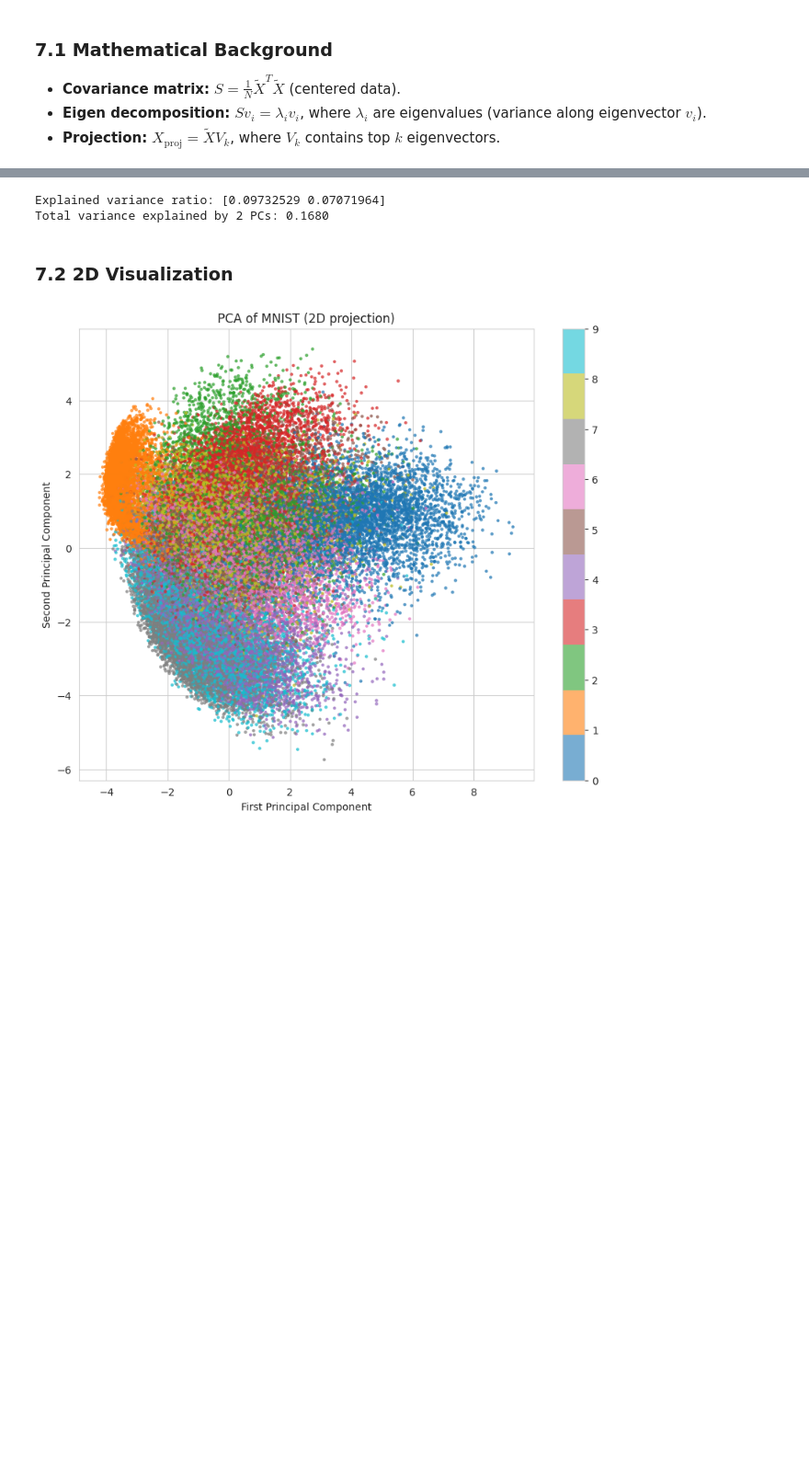
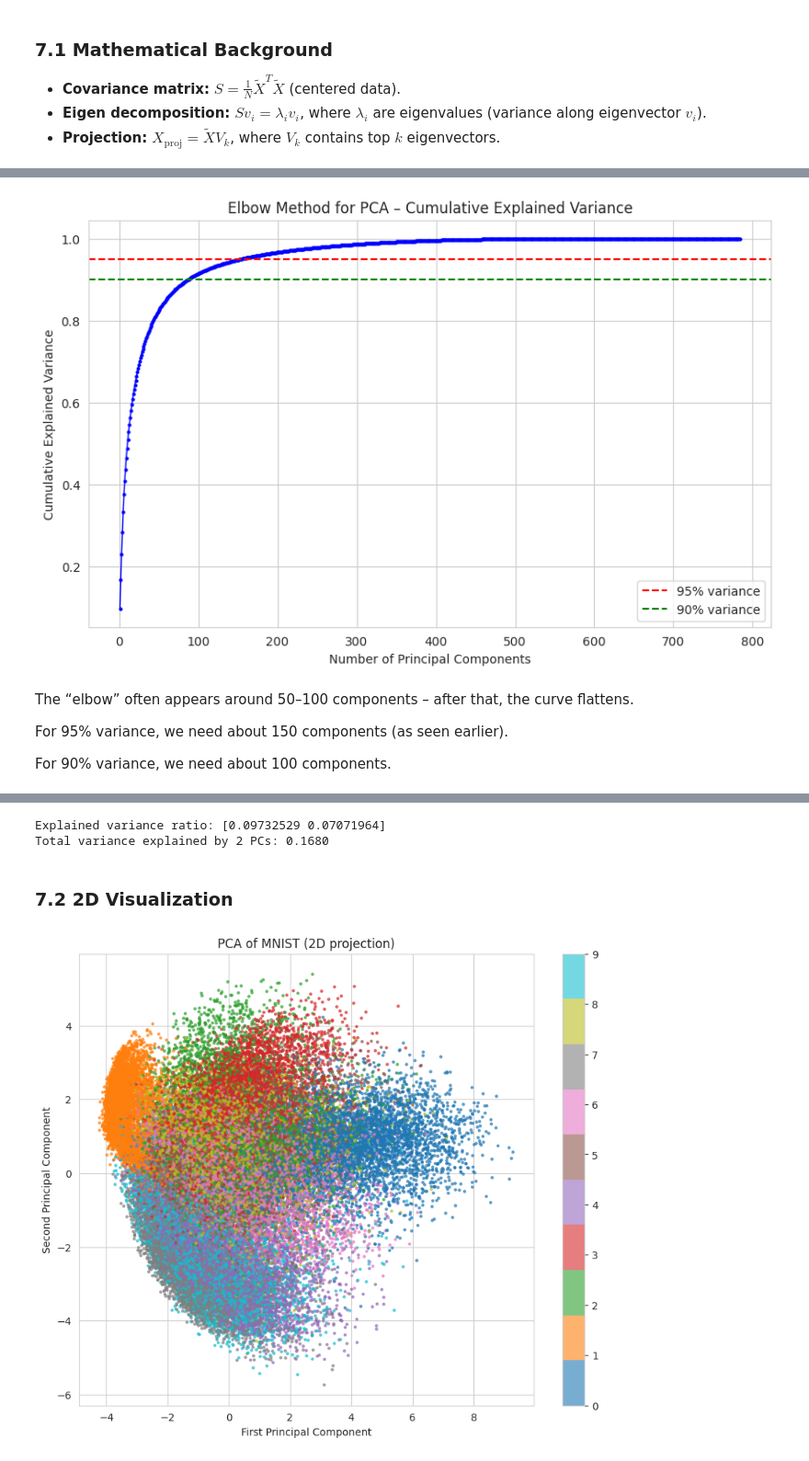
Before and after one commit to KalyaniVijayPakhale/MNIST, a Jupyter notebook: machine_learning_approach.ipynb, the cells around one changed output, grey strips where cells are left out. Shown at 92% size. Drawn from its saved outputs; the diff is of its cells as text; code cells hidden in the pictures; blank space fills up the shorter version.

```diff
--- a/machine_learning_approach.ipynb
+++ b/machine_learning_approach.ipynb
@@ -521,0 +697,14 @@ PCA (Principal Component Analysis) is a linear technique to reduce dimensionalit
+# %%
+# Fit PCA on training data
+pca_full = PCA()   # default n_components = min(n_samples, n_features)
+pca_full.fit(x_train_flat)
+
+# Explained variance ratio for all components
+explained_var_ratio = pca_full.explained_variance_ratio_
+cumulative_var = np.cumsum(explained_var_ratio)
+
+print("Total variance explained by first 50 components: {:.4f}".format(cumulative_var[49]))
+print("Total variance explained by first 100 components: {:.4f}".format(cumulative_var[99]))
+#print("Explained variance:", pca.explained_variance_)
+print("Explained variance ratio:", pca_full.explained_variance_ratio_)
+print(f"Total variance explained by 2 PCs: {sum(pca_full.explained_variance_ratio_):.4f}")
@@ -521,0 +729,19 @@ PCA (Principal Component Analysis) is a linear technique to reduce dimensionalit
+# %%
+plt.figure(figsize=(10, 6))
+plt.plot(range(1, len(cumulative_var)+1), cumulative_var, 'bo-', markersize=2, linewidth=1)
+plt.axhline(y=0.95, color='r', linestyle='--', label='95% variance')
+plt.axhline(y=0.90, color='g', linestyle='--', label='90% variance')
+plt.xlabel('Number of Principal Components')
+plt.ylabel('Cumulative Explained Variance')
+plt.title('Elbow Method for PCA – Cumulative Explained Variance')
+plt.legend()
+plt.grid(True)
+plt.show()
+# %% [output]
+[figure, added]
+# %% [markdown]
+The “elbow” often appears around 50–100 components – after that, the curve flattens.
+
+For 95% variance, we need about 150 components (as seen earlier).
+
+For 90% variance, we need about 100 components.
```
Also changed, not shown: parts of 22 cells of this notebook.
